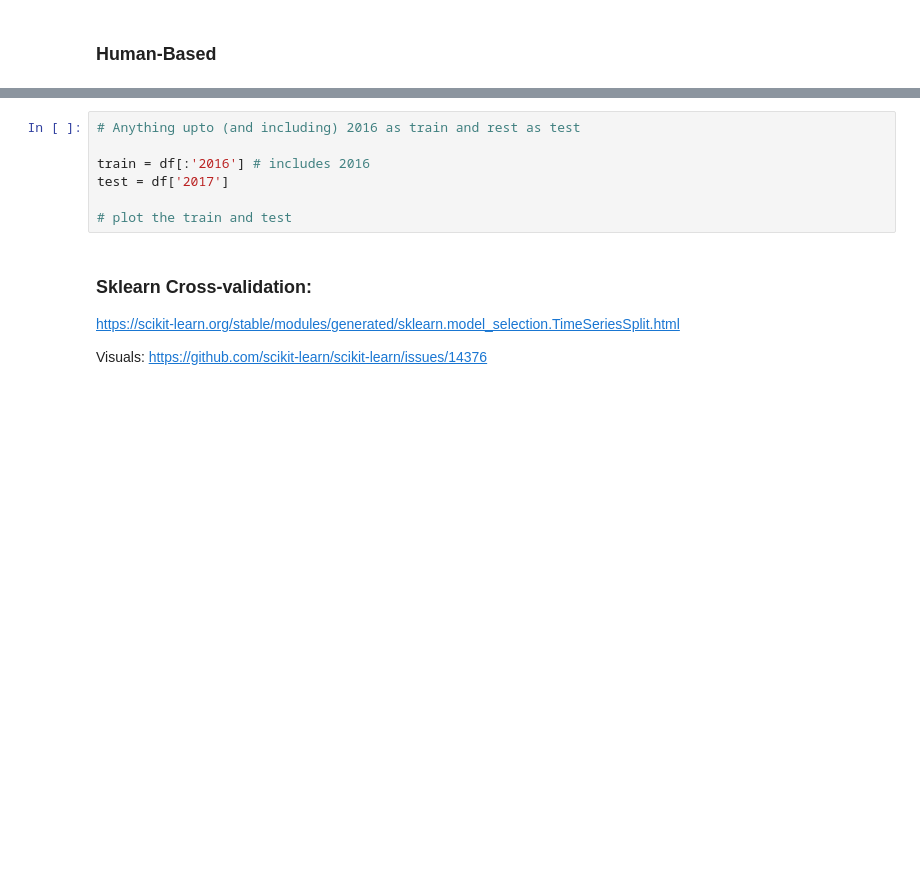
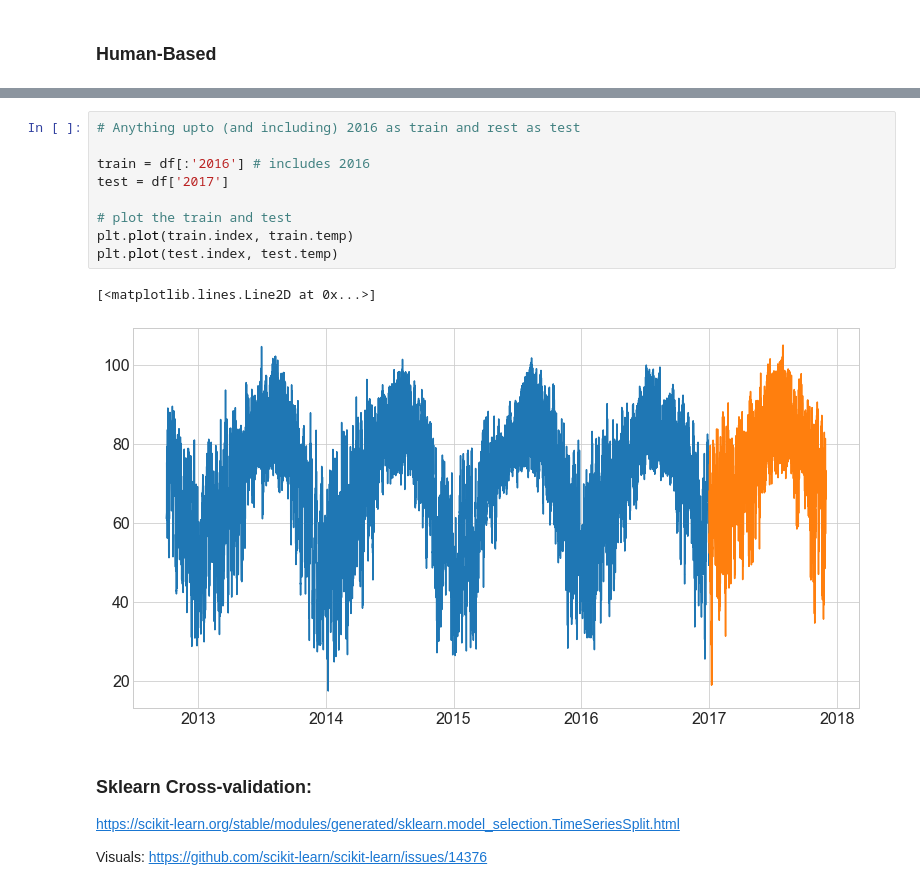
Before and after one commit to o0amandagomez0o/time-series-exercises, a Jupyter notebook: TSA_explore_lesson.ipynb, the cells around one changed output, grey strips where cells are left out. Saved outputs shown, nothing was run; the diff lists cells and outputs as text; blank space fills up the shorter version.

```diff
--- a/TSA_explore_lesson.ipynb
+++ b/TSA_explore_lesson.ipynb
@@ -66,10 +138,15 @@ test = df[test_start_index:] # everything from the test_start_index to the end
 # %%
 # Anything upto (and including) 2016 as train and rest as test
 
 train = df[:'2016'] # includes 2016
 test = df['2017']
 
 # plot the train and test
+plt.plot(train.index, train.temp)
+plt.plot(test.index, test.temp)
+# %% [output]
+[<matplotlib.lines.Line2D at 0x...>]
+[figure, added]
 # %% [markdown]
 ### Sklearn Cross-validation:
 https://scikit-learn.org/stable/modules/generated/sklearn.model_selection.TimeSeriesSplit.html
```
Also changed, not shown: parts of 91 cells of this notebook, 2 other files.
